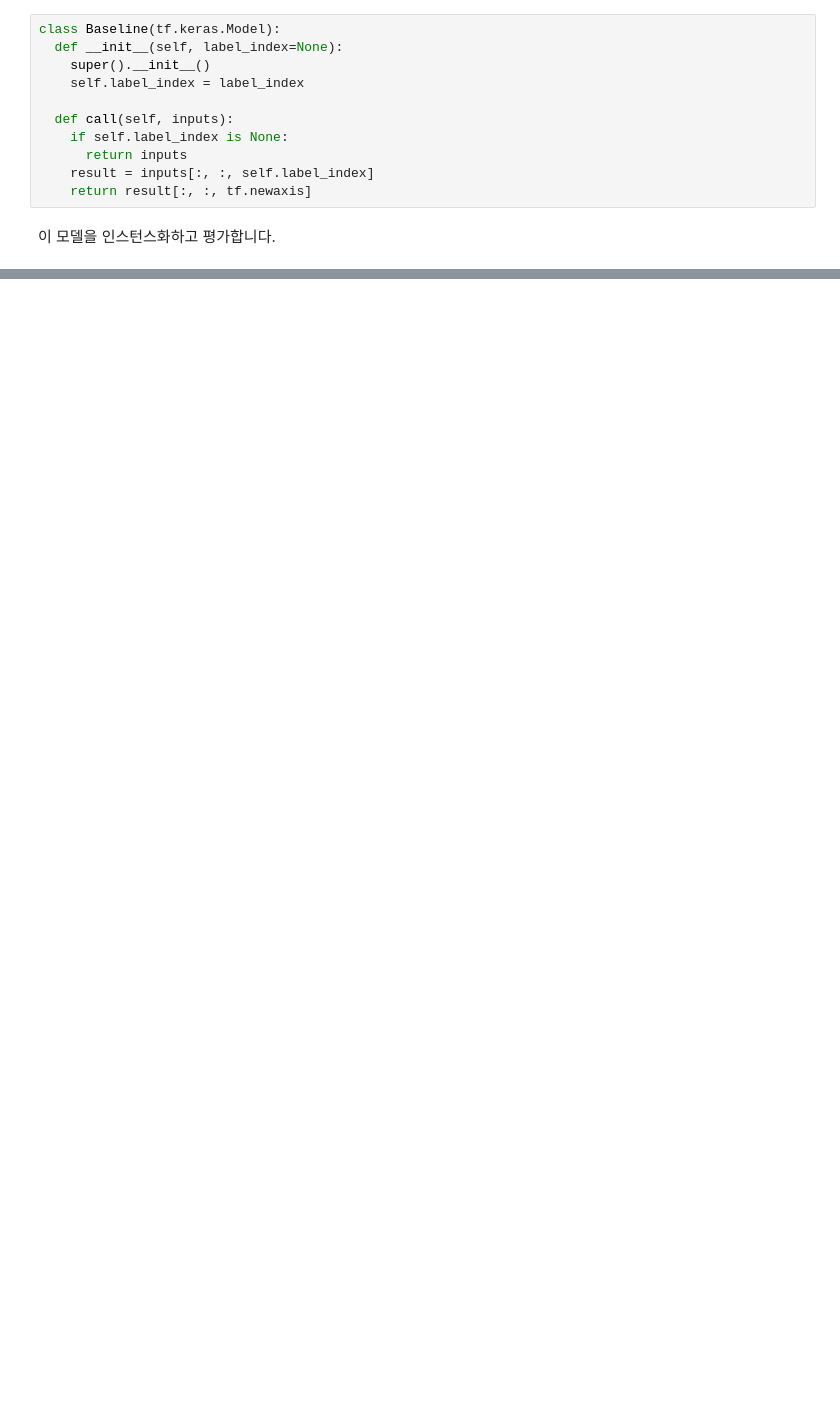
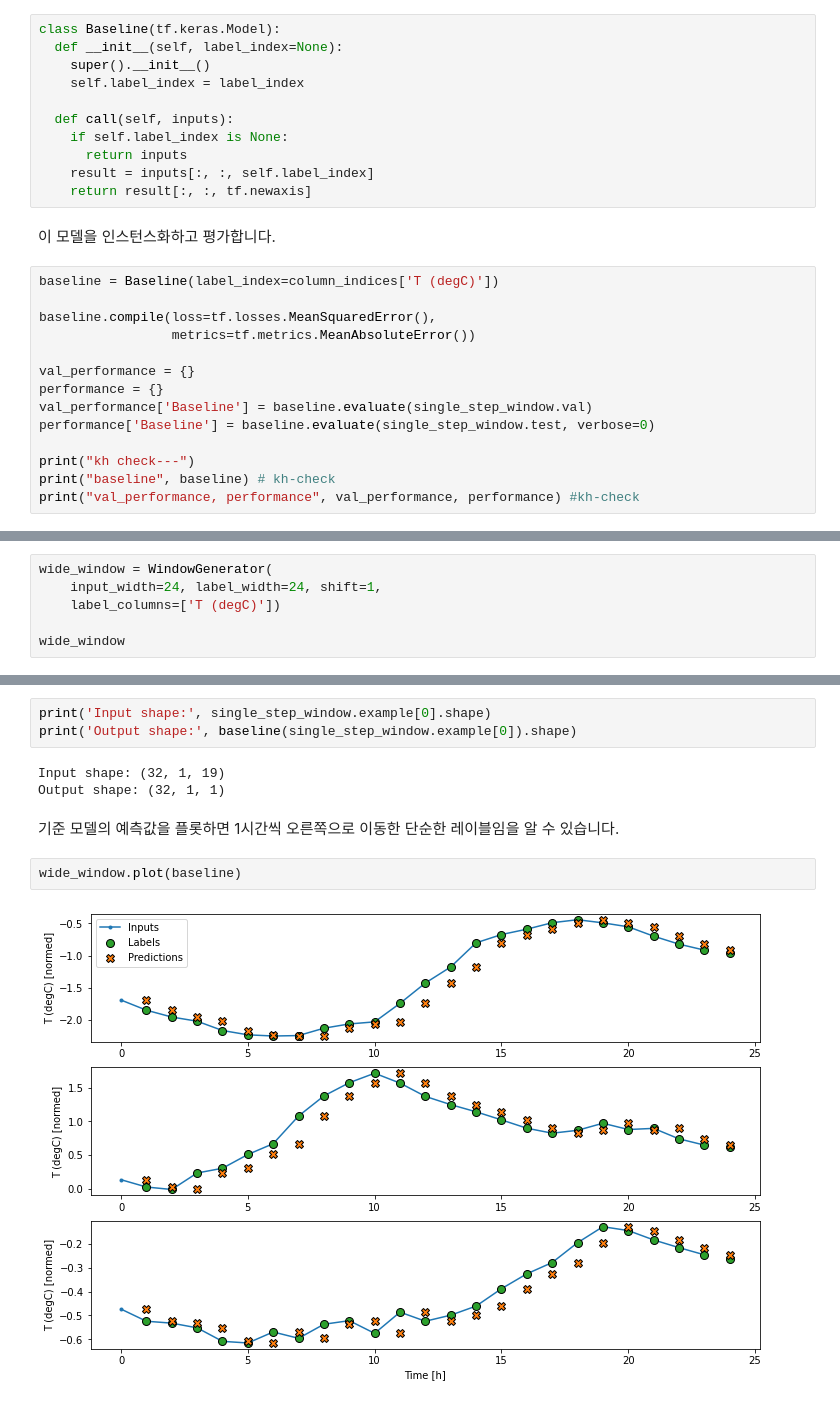
Before and after one commit to kayeekim/kayeekim.github.io, a Jupyter notebook: _code_practice/Tensorflow_Time_Series_Prediction_KH.ipynb, the cells around one changed output, grey strips where cells are left out. Drawn from its saved outputs; the diff is of its cells as text; blank space fills up the shorter version.

```diff
--- a/_code_practice/Tensorflow_Time_Series_Prediction_KH.ipynb
+++ b/_code_practice/Tensorflow_Time_Series_Prediction_KH.ipynb
@@ -823,3 +823,17 @@ class Baseline(tf.keras.Model):
     return result[:, :, tf.newaxis]
 # %% [markdown]
 이 모델을 인스턴스화하고 평가합니다.
+# %%
+baseline = Baseline(label_index=column_indices['T (degC)'])
+
+baseline.compile(loss=tf.losses.MeanSquaredError(),
+                 metrics=tf.metrics.MeanAbsoluteError())
+
+val_performance = {}
+performance = {}
+val_performance['Baseline'] = baseline.evaluate(single_step_window.val)
+performance['Baseline'] = baseline.evaluate(single_step_window.test, verbose=0)
+
+print("kh check---")
+print("baseline", baseline) # kh-check
+print("val_performance, performance", val_performance, performance) #kh-check
@@ -825,0 +851,6 @@ class Baseline(tf.keras.Model):
+# %%
+wide_window = WindowGenerator(
+    input_width=24, label_width=24, shift=1,
+    label_columns=['T (degC)'])
+
+wide_window
@@ -825,0 +866,12 @@ class Baseline(tf.keras.Model):
+# %%
+print('Input shape:', single_step_window.example[0].shape)
+print('Output shape:', baseline(single_step_window.example[0]).shape)
+# %% [output]
+Input shape: (32, 1, 19)
+Output shape: (32, 1, 1)
+# %% [markdown]
+기준 모델의 예측값을 플롯하면 1시간씩 오른쪽으로 이동한 단순한 레이블임을 알 수 있습니다.
+# %%
+wide_window.plot(baseline)
+# %% [output]
+[figure, added]
```
Also changed, not shown: parts of 20 cells of this notebook.
